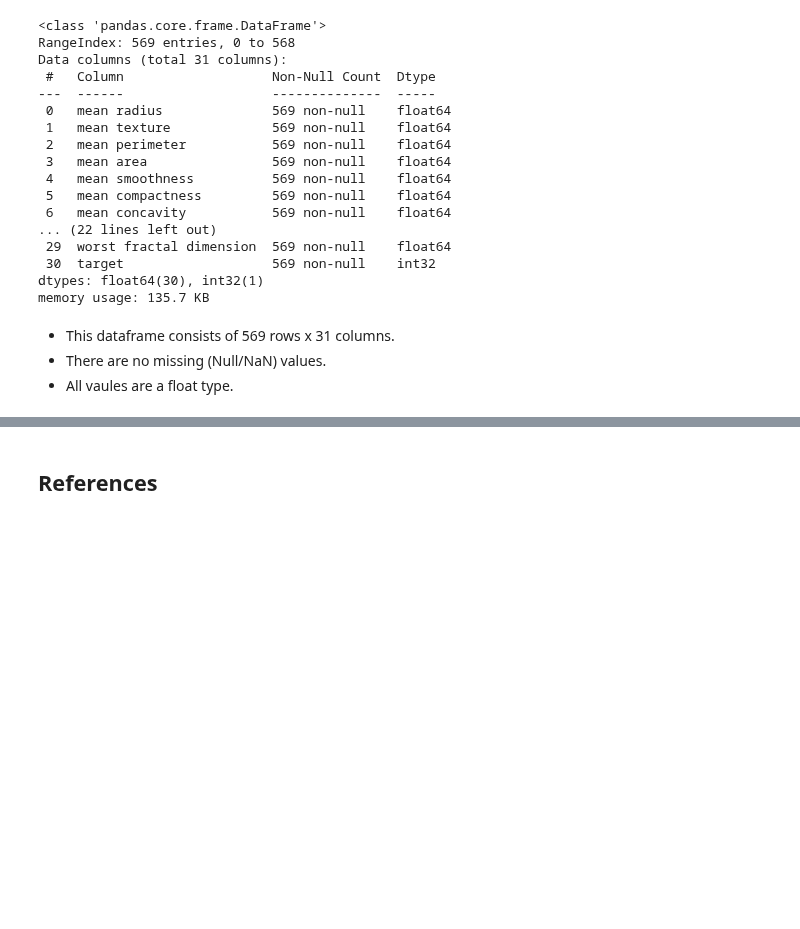
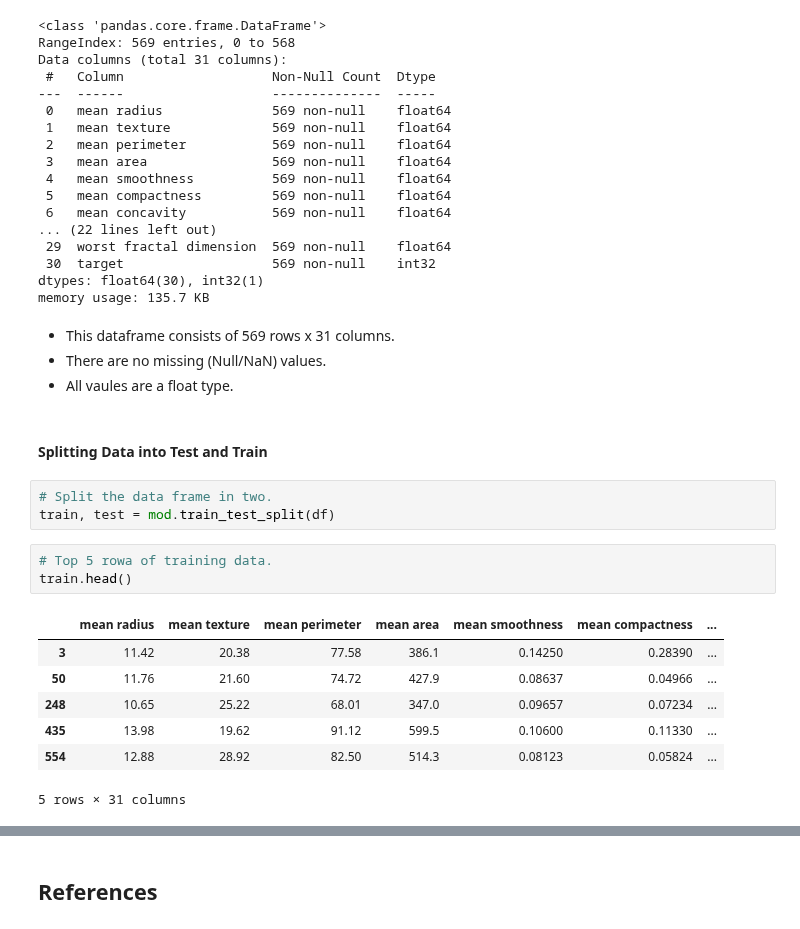
Before and after one commit to kmcd14/MLandStats-assessment, a Jupyter notebook: scikit-learn.ipynb, the cells around one changed output, grey strips where cells are left out. Saved outputs shown, nothing was run; the diff lists cells and outputs as text; blank space fills up the shorter version.

Commit message:
splitting data into test and train

```diff
--- a/scikit-learn.ipynb
+++ b/scikit-learn.ipynb
@@ -184,3 +184,19 @@ memory usage: 135.7 KB
 - This dataframe consists of 569 rows x 31 columns.
 - There are no missing (Null/NaN) values.
 - All vaules are a float type.
+# %% [markdown]
+#### Splitting Data into Test and Train
+# %%
+# Split the data frame in two.
+train, test = mod.train_test_split(df)
+# %%
+# Top 5 rowa of training data.
+train.head()
+# %% [output]
+|  | mean radius | mean texture | mean perimeter | mean area | mean smoothness | mean compactness | ... |
+| 3 | 11.42 | 20.38 | 77.58 | 386.1 | 0.14250 | 0.28390 | ... |
+| 50 | 11.76 | 21.60 | 74.72 | 427.9 | 0.08637 | 0.04966 | ... |
+| 248 | 10.65 | 25.22 | 68.01 | 347.0 | 0.09657 | 0.07234 | ... |
+| 435 | 13.98 | 19.62 | 91.12 | 599.5 | 0.10600 | 0.11330 | ... |
+| 554 | 12.88 | 28.92 | 82.50 | 514.3 | 0.08123 | 0.05824 | ... |
+5 rows × 31 columns
```
Also changed, not shown: parts of 4 cells of this notebook.
